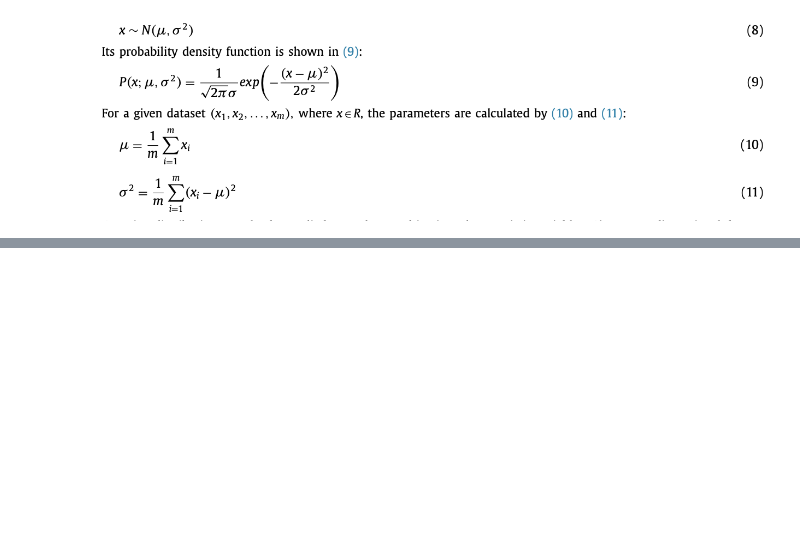
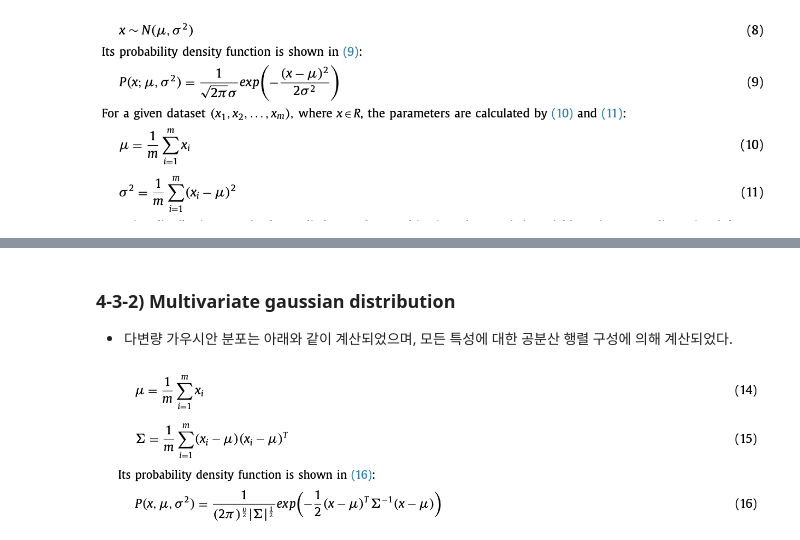
Before and after one commit to akangel0307/paper_study, a Jupyter notebook: paper1.ipynb, the cells around one changed output, grey strips where cells are left out. Drawn from its saved outputs; the diff is of its cells as text; code cells hidden in the pictures; blank space fills up the shorter version.

```diff
--- a/paper1.ipynb
+++ b/paper1.ipynb
@@ -195,0 +213,7 @@ Image('/Users/sunjinkim/Workspace/Onepredict/MyGithub/paper_study/png_file/Gauss
+# %% [markdown]
+### 4-3-2) Multivariate gaussian distribution
+- 다변량 가우시안 분포는 아래와 같이 계산되었으며, 모든 특성에 대한 공분산 행렬 구성에 의해 계산되었다.
+# %%
+Image('/Users/sunjinkim/Workspace/Onepredict/MyGithub/paper_study/png_file/Multivariate_Gausian_distribution_calcul.png')
+# %% [output]
+[figure, added]
```
Also changed, not shown: parts of 16 cells of this notebook, 5 other files.
